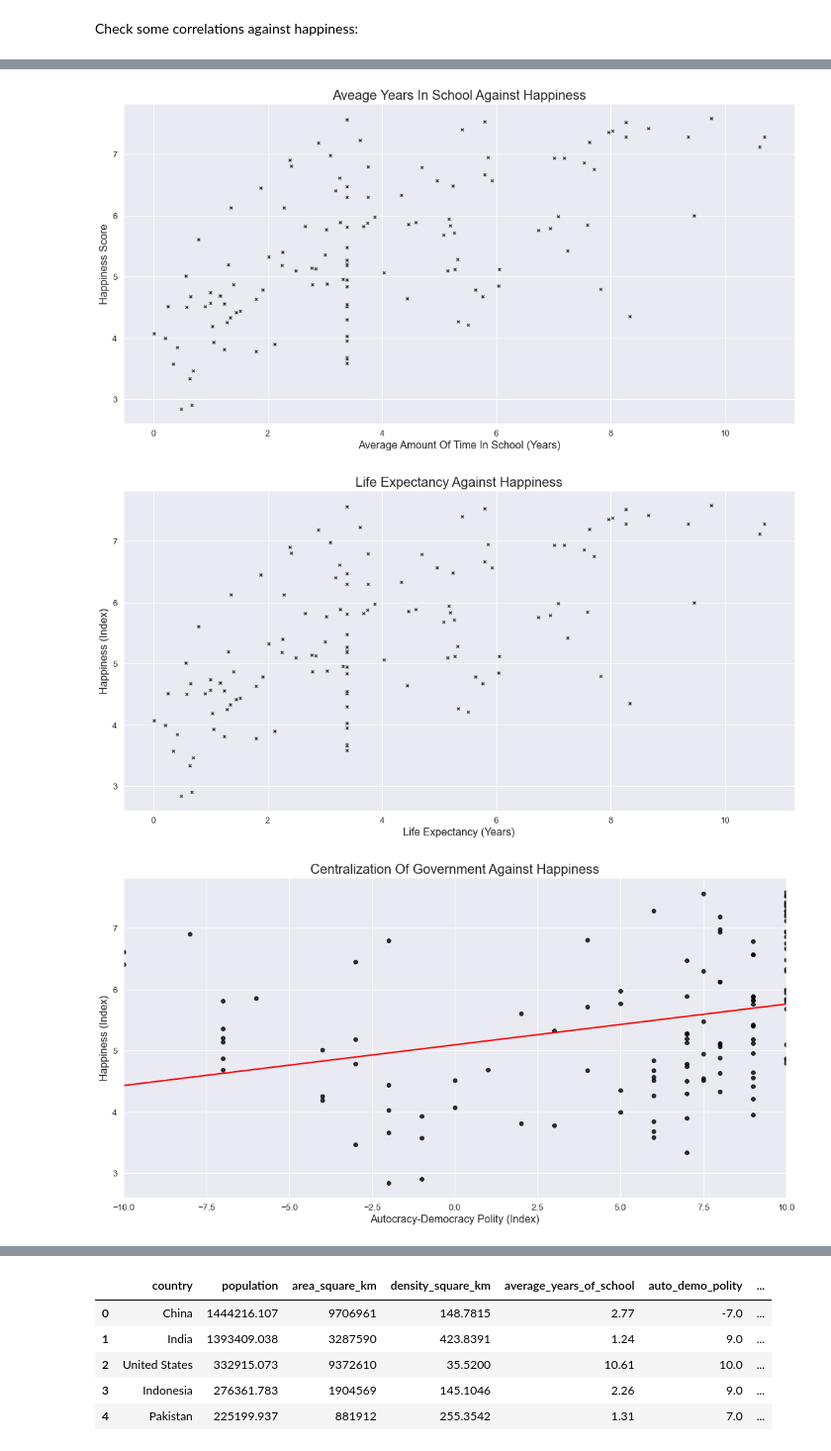
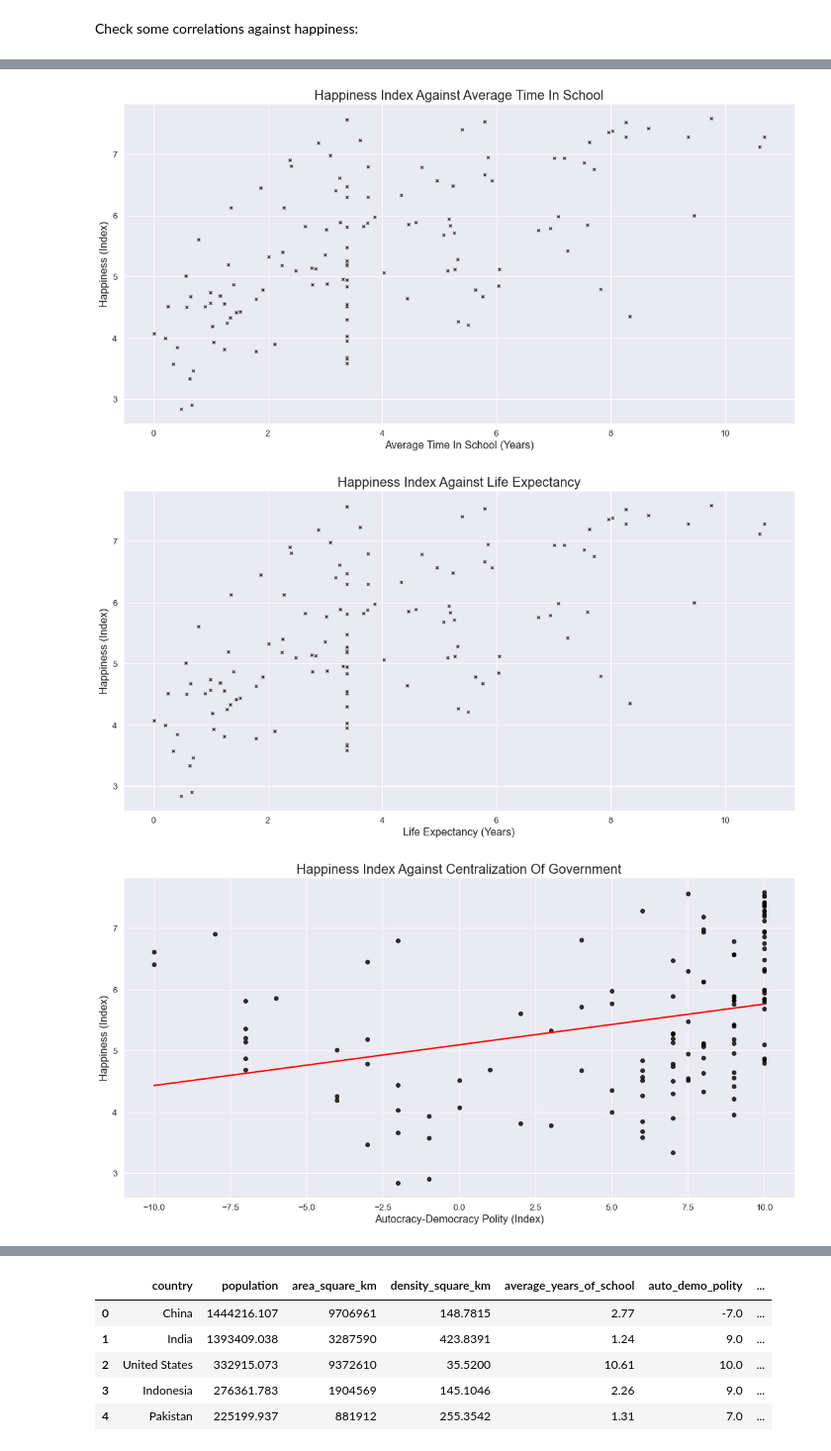
Before and after one commit to iraseidman/On-The-Corruption-Of-Power, a Jupyter notebook: 02_eda.ipynb, the cells around one changed output, grey strips where cells are left out. Shown at 99% size. Drawn from its saved outputs; the diff is of its cells as text; code cells hidden in the pictures.

```diff
--- a/02_eda.ipynb
+++ b/02_eda.ipynb
@@ -228,37 +243,38 @@ plt.tight_layout();
 plt.figure(figsize = (15, 8))
 g = sns.scatterplot(data = gov, x = 'average_years_of_school', y = 'happiness_index', color = '.2', marker = 'X')
 
-plt.title('Aveage Years In School Against Happiness', size = 20)
-plt.xlabel('Average Amount Of Time In School (Years)', size = 16)
-plt.ylabel('Happiness Score', size = 16)
+plt.title('Happiness Index Against Average Time In School', size = 20)
+plt.xlabel('Average Time In School (Years)', size = 16)
+plt.ylabel('Happiness (Index)', size = 16)
 
 plt.tight_layout();
 # %% [output]
-[figure, old version]
+[figure, new version]
 # %%
 # Check life expectancy against happiness
 plt.figure(figsize = (15, 8))
 g = sns.scatterplot(data = gov, x = 'average_years_of_school', y = 'happiness_index', color = '.2', marker = 'X')
-plt.title('Life Expectancy Against Happiness', size = 20)
+
+plt.title('Happiness Index Against Life Expectancy', size = 20)
 plt.xlabel('Life Expectancy (Years)', size = 16)
 plt.ylabel('Happiness (Index)', size = 16)
 
 plt.tight_layout();
 # %% [output]
-[figure, old version]
+[figure, new version]
 # %%
 # Check centralization of government against happiness
 plt.figure(figsize = (15, 8))
 sns.regplot(data = gov, x = 'auto_demo_polity', y = 'happiness_index', scatter_kws = {'color': 'black'},
             line_kws = {'color': 'red'}, ci = None)
 
-plt.title('Centralization Of Government Against Happiness', size = 20)
+plt.title('Happiness Index Against Centralization Of Government', size = 20)
 plt.xlabel('Autocracy-Democracy Polity (Index)', size = 16)
 plt.ylabel('Happiness (Index)', size = 16)
 
 plt.tight_layout();
 # %% [output]
-[figure, old version]
+[figure, new version]
 # %%
 # Check inequality against happiness
 plt.figure(figsize = (15, 8))
```
Also changed, not shown: parts of 21 cells of this notebook, 4 other files.
